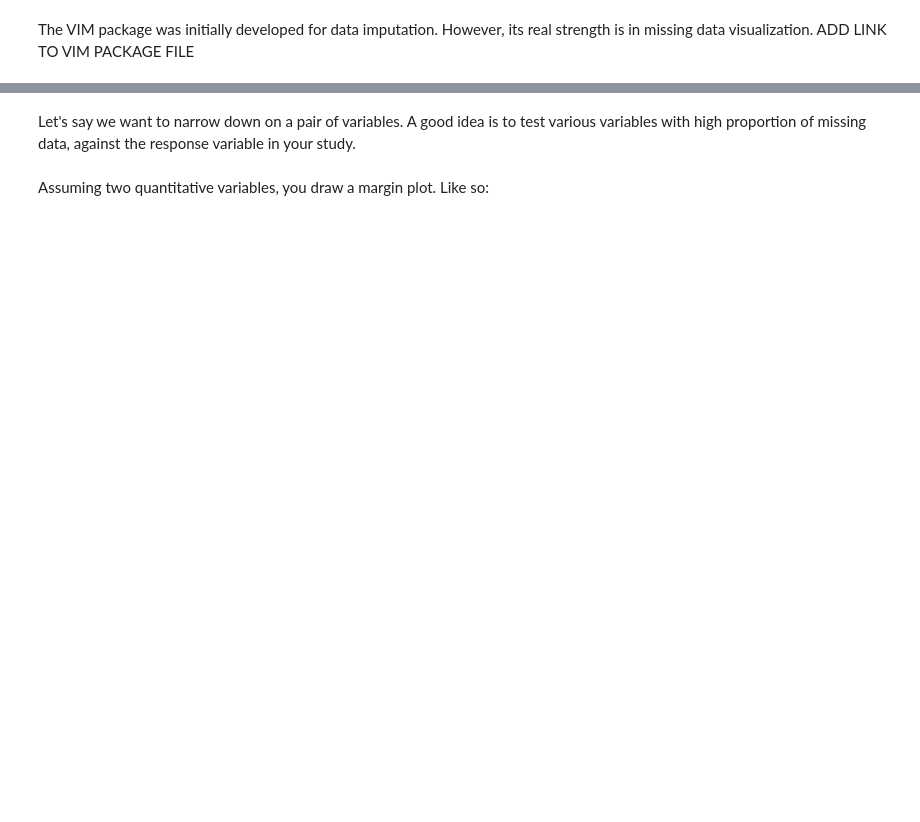
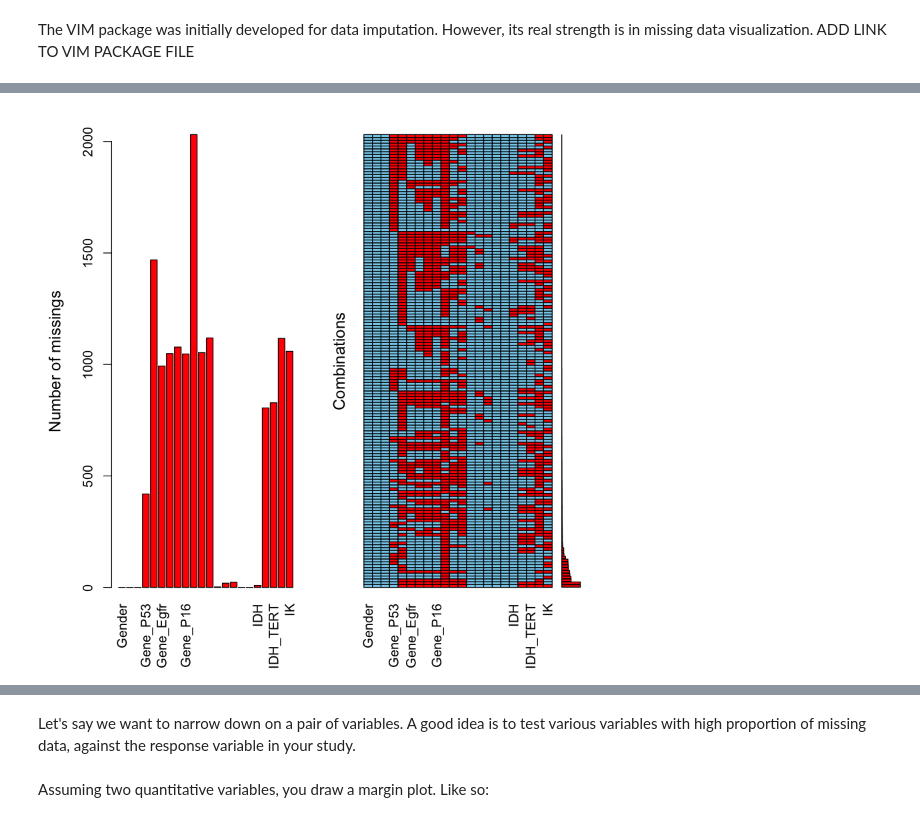
Before and after one commit to patricieni/ICM, a Jupyter notebook: code/notebooks/ODSC_London_2018_R.ipynb, the cells around one changed output, grey strips where cells are left out. Drawn from its saved outputs; the diff is of its cells as text; code cells hidden in the pictures; blank space fills up the shorter version.

```diff
--- a/code/notebooks/ODSC_London_2018_R.ipynb
+++ b/code/notebooks/ODSC_London_2018_R.ipynb
@@ -70,5 +91,6 @@ summary(dataset)
 # %%
 #now let's try a frequency plot of missing values per variable
-aggr(dataset, prop = F, numbers = T)
+aggr(data, prop = F, numbers = T)
 
 #explain prop and numbers options
+# %% [output]
@@ -74,0 +99 @@ aggr(dataset, prop = F, numbers = T)
+[figure, added]
```
Also changed, not shown: parts of 28 cells of this notebook, 1 other file.
